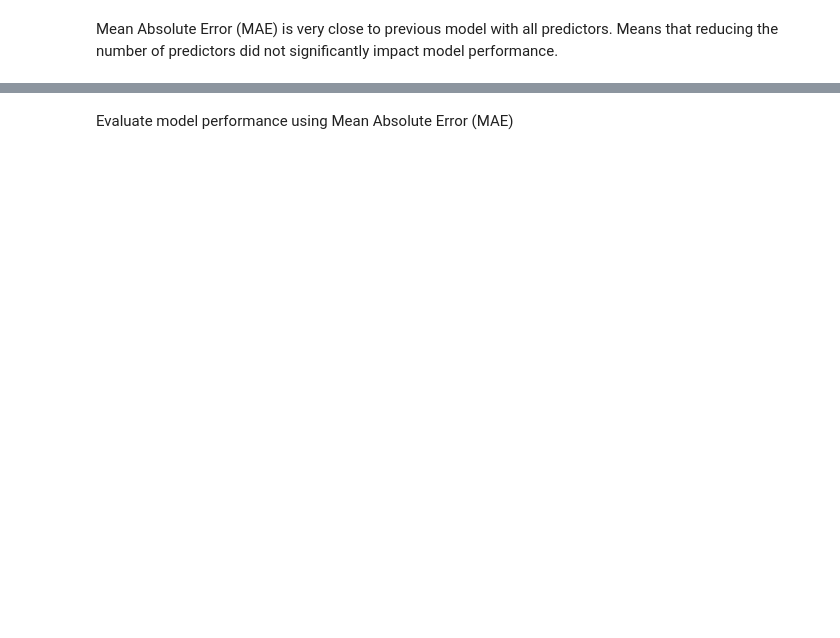
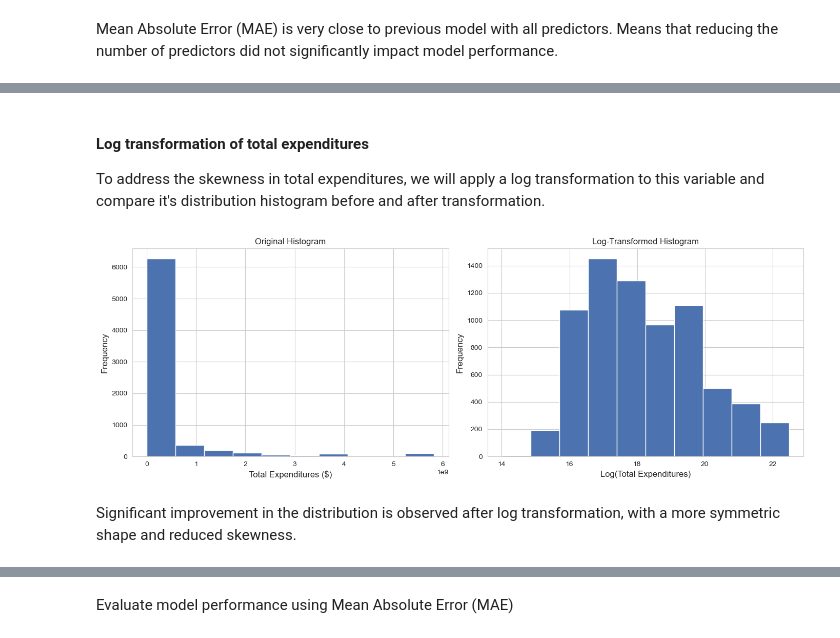
Before and after one commit to JLichwa80/education, a Jupyter notebook: code/Education_DATA_Analysis_And_Modeling.ipynb, the cells around one changed output, grey strips where cells are left out. Drawn from its saved outputs; the diff is of its cells as text; code cells hidden in the pictures; blank space fills up the shorter version.

```diff
--- a/code/Education_DATA_Analysis_And_Modeling.ipynb
+++ b/code/Education_DATA_Analysis_And_Modeling.ipynb
@@ -388,0 +389,28 @@ The regression plot shows slightly positive relationship between instructional e
+# %% [markdown]
+#### Log transformation of total expenditures
+To address the skewness in total expenditures, we will apply a log transformation to this variable and compare it's distribution histogram before and after transformation.
+# %%
+# Compare distributions
+fig, axes = plt.subplots(1, 2, figsize=(14, 5))
+
+# Original histogram
+axes[0].hist(df['total_expenditures'].dropna())
+axes[0].set_xlabel('Total Expenditures ($)', fontsize=12)
+axes[0].set_ylabel('Frequency', fontsize=12)
+axes[0].set_title('Original Histogram', fontsize=12)
+axes[0].ticklabel_format(style='sci', axis='x', scilimits=(0,0))
+
+# Log-transformed histogram
+log_exp = np.log(df['total_expenditures'].dropna())
+axes[1].hist(log_exp)
+axes[1].set_xlabel('Log(Total Expenditures)', fontsize=12)
+axes[1].set_ylabel('Frequency', fontsize=12)
+axes[1].set_title('Log-Transformed Histogram', fontsize=12)
+
+
+plt.tight_layout()
+plt.show()
+# %% [output]
+[figure, added]
+# %% [markdown]
+Significant improvement in the distribution is observed after log transformation, with a more symmetric shape and reduced skewness.
```
Also changed, not shown: parts of 35 cells of this notebook, 2 other files.
